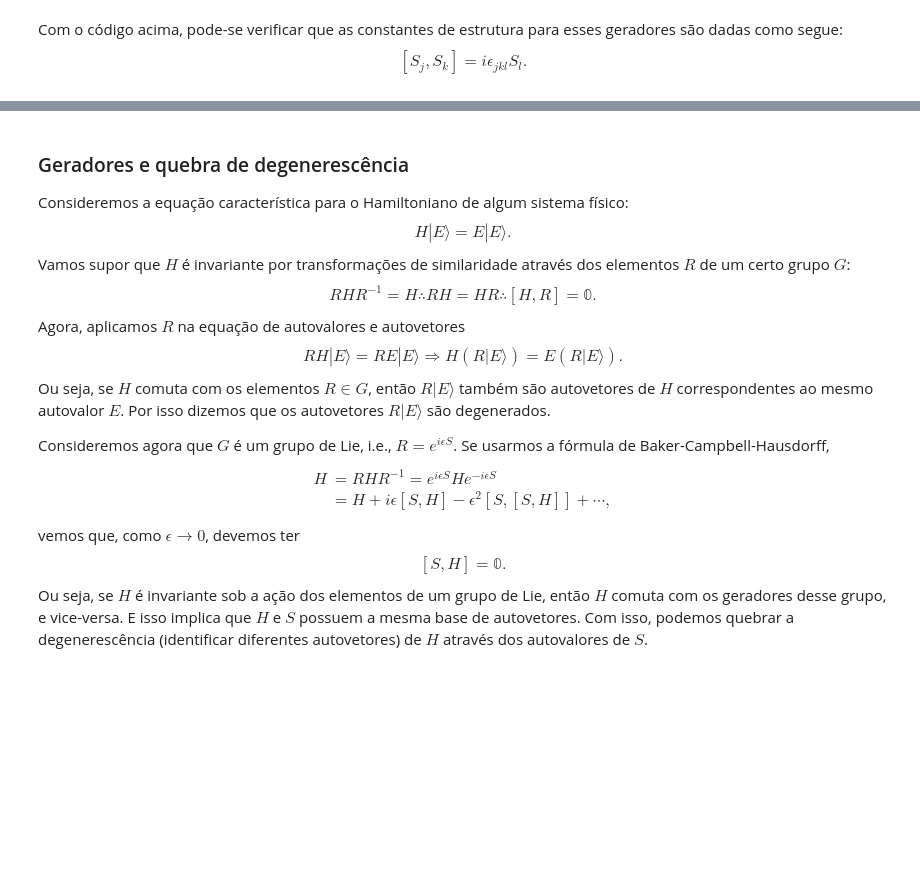
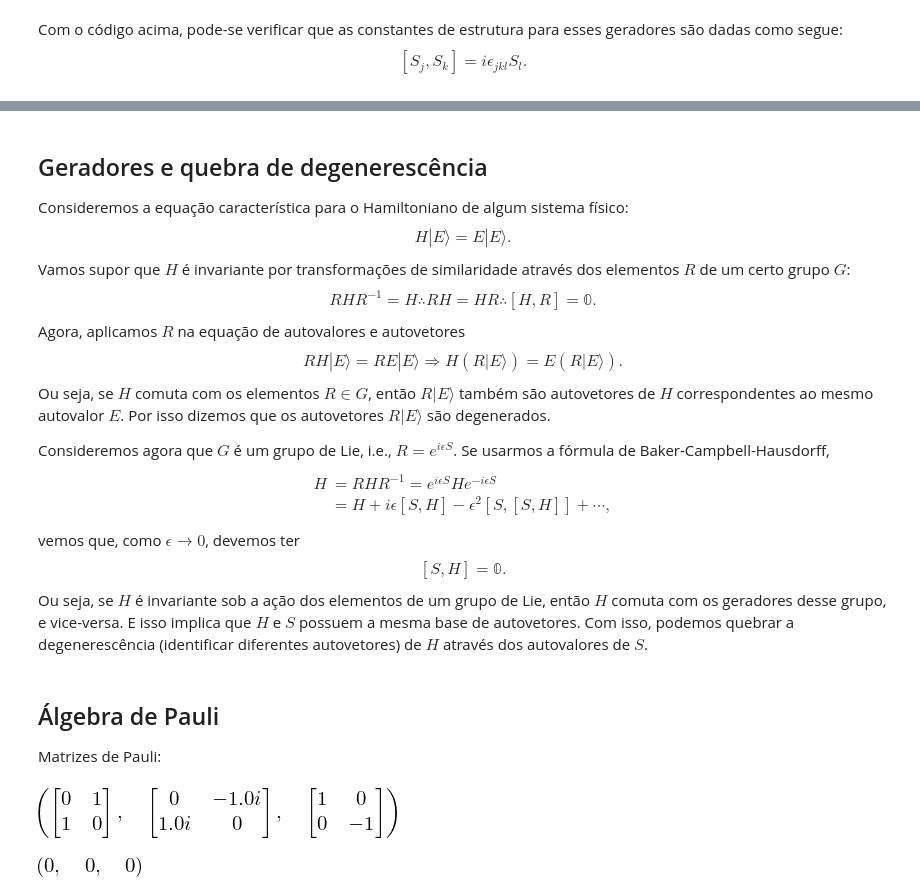
Before and after one commit to jonasmaziero/algebra_linear, a Jupyter notebook: 10_Lie.ipynb, the cells around one changed output, grey strips where cells are left out. Drawn from its saved outputs; the diff is of its cells as text; code cells hidden in the pictures; blank space fills up the shorter version.

```diff
--- a/10_Lie.ipynb
+++ b/10_Lie.ipynb
@@ -168,5 +168,5 @@ __Exercício:__ Faça a verificação análoga para $R_{1}$ e $R_{2}$.
 # %% [markdown]
-### Geradores e quebra de degenerescência
+## Geradores e quebra de degenerescência
 Consideremos a equação característica para o Hamiltoniano de algum sistema físico:
 \begin{equation}
 H|E\rangle=E|E\rangle.
@@ -191,3 +191,15 @@ vemos que, como $\epsilon\rightarrow0$, devemos ter
 [S,H]=\mathbb{0}.
 \end{equation}
 Ou seja, se $H$ é invariante sob a ação dos elementos de um grupo de Lie, então $H$ comuta com os geradores desse grupo, e vice-versa. E isso implica que $H$ e $S$ possuem a mesma base de autovetores. Com isso, podemos quebrar a degenerescência (identificar diferentes autovetores) de $H$ através dos autovalores de $S$.
+# %% [markdown]
+## Álgebra de Pauli
+Matrizes de Pauli:
+# %%
+#s1, s2, s3 = symbols("sigma_1 sigma_2 sigma_3")
+pauli(1),pauli(2),pauli(3)
+# %% [output]
+[figure, added]
+# %%
+tr(pauli(1)),tr(pauli(2)),tr(pauli(3))
+# %% [output]
+[figure, added]
```
Also changed, not shown: parts of 25 cells of this notebook, 3 other files.
